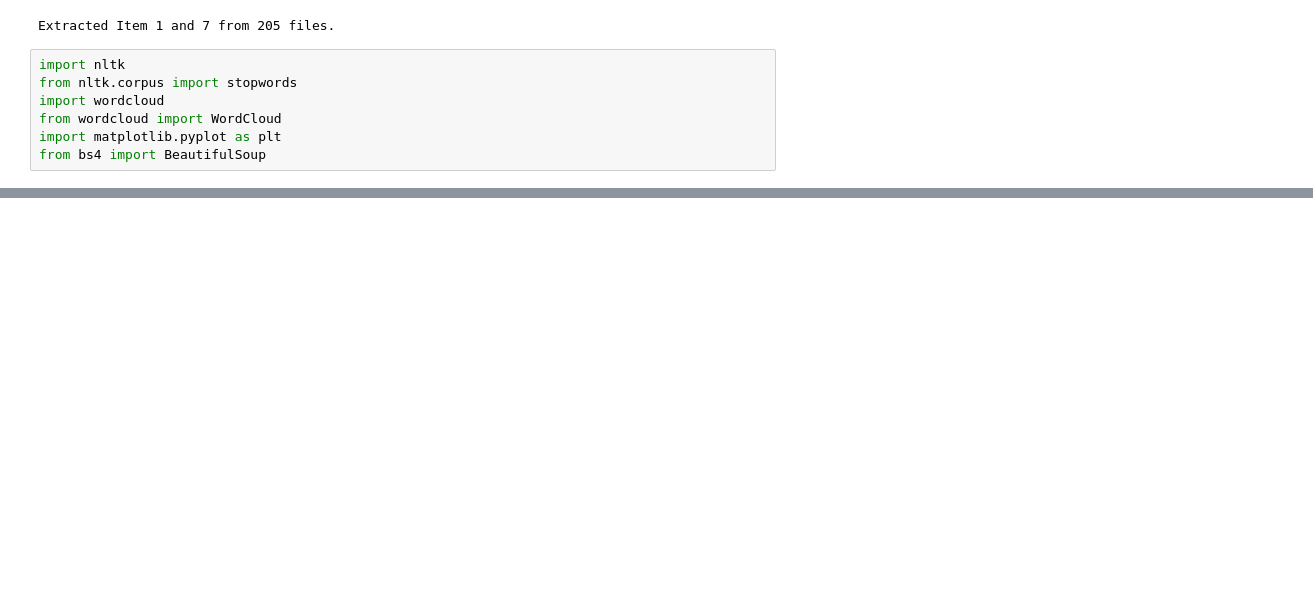
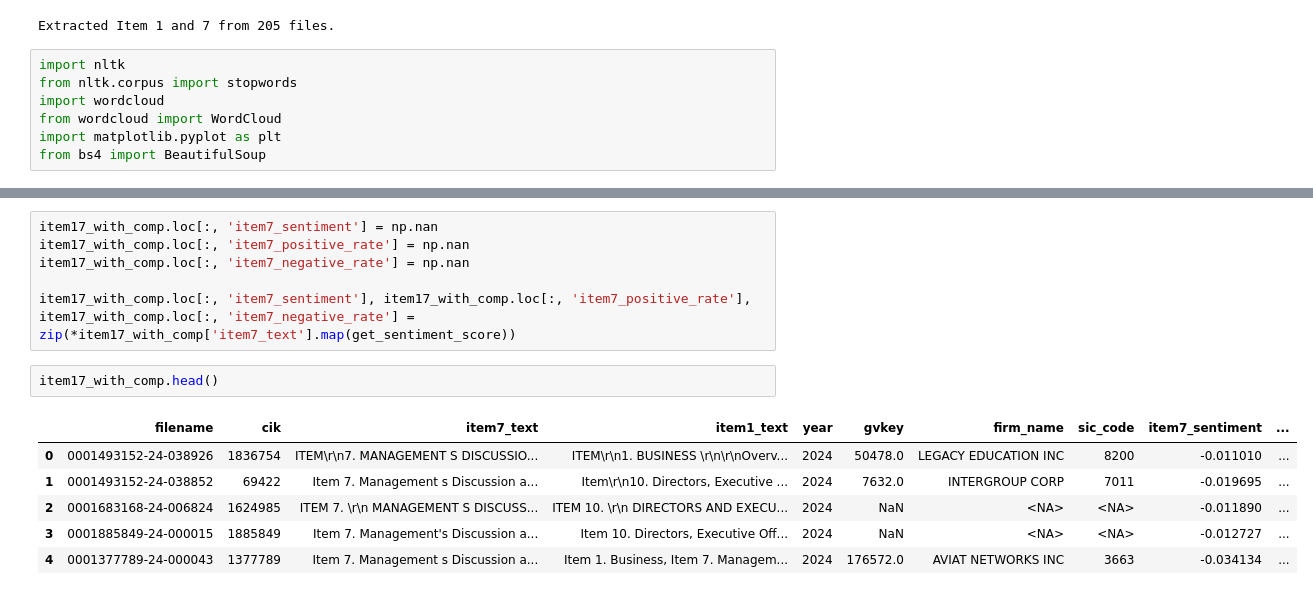
Before and after one commit to wangyouan/AIandFinance2025, a Jupyter notebook: lecture6_textual_analysis.ipynb, the cells around one changed output, grey strips where cells are left out. Drawn from its saved outputs; the diff is of its cells as text; blank space fills up the shorter version.

```diff
--- a/lecture6_textual_analysis.ipynb
+++ b/lecture6_textual_analysis.ipynb
@@ -293,0 +508,15 @@ Name: 0, dtype: object
+# %%
+item17_with_comp.loc[:, 'item7_sentiment'] = np.nan
+item17_with_comp.loc[:, 'item7_positive_rate'] = np.nan
+item17_with_comp.loc[:, 'item7_negative_rate'] = np.nan
+
+item17_with_comp.loc[:, 'item7_sentiment'], item17_with_comp.loc[:, 'item7_positive_rate'], item17_with_comp.loc[:, 'item7_negative_rate'] = zip(*item17_with_comp['item7_text'].map(get_sentiment_score))
+# %%
+item17_with_comp.head()
+# %% [output]
+|  | filename | cik | item7_text | item1_text | year | gvkey | firm_name | sic_code | item7_sentiment | ... |
+| 0 | 0001493152-24-038926 | 1836754 | ITEM\r\n7. MANAGEMENT S DISCUSSIO... | ITEM\r\n1. BUSINESS \r\n\r\nOverv... | 2024 | 50478.0 | LEGACY EDUCATION INC | 8200 | -0.011010 | ... |
+| 1 | 0001493152-24-038852 | 69422 | Item 7. Management s Discussion a... | Item\r\n10. Directors, Executive ... | 2024 | 7632.0 | INTERGROUP CORP | 7011 | -0.019695 | ... |
+| 2 | 0001683168-24-006824 | 1624985 | ITEM 7. \r\n MANAGEMENT S DISCUSS... | ITEM 10. \r\n DIRECTORS AND EXECU... | 2024 | NaN | <NA> | <NA> | -0.011890 | ... |
+| 3 | 0001885849-24-000015 | 1885849 | Item 7. Management's Discussion a... | Item 10. Directors, Executive Off... | 2024 | NaN | <NA> | <NA> | -0.012727 | ... |
+| 4 | 0001377789-24-000043 | 1377789 | Item 7. Management s Discussion a... | Item 1. Business, Item 7. Managem... | 2024 | 176572.0 | AVIAT NETWORKS INC | 3663 | -0.034134 | ... |
```
Also changed, not shown: parts of 25 cells of this notebook.
